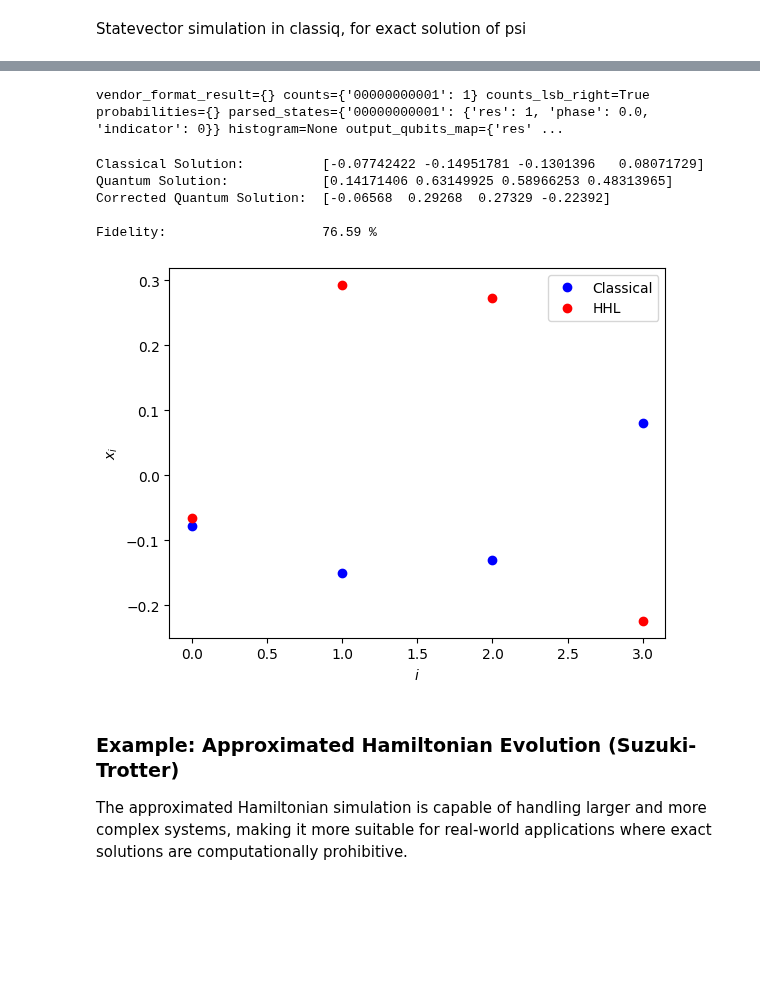
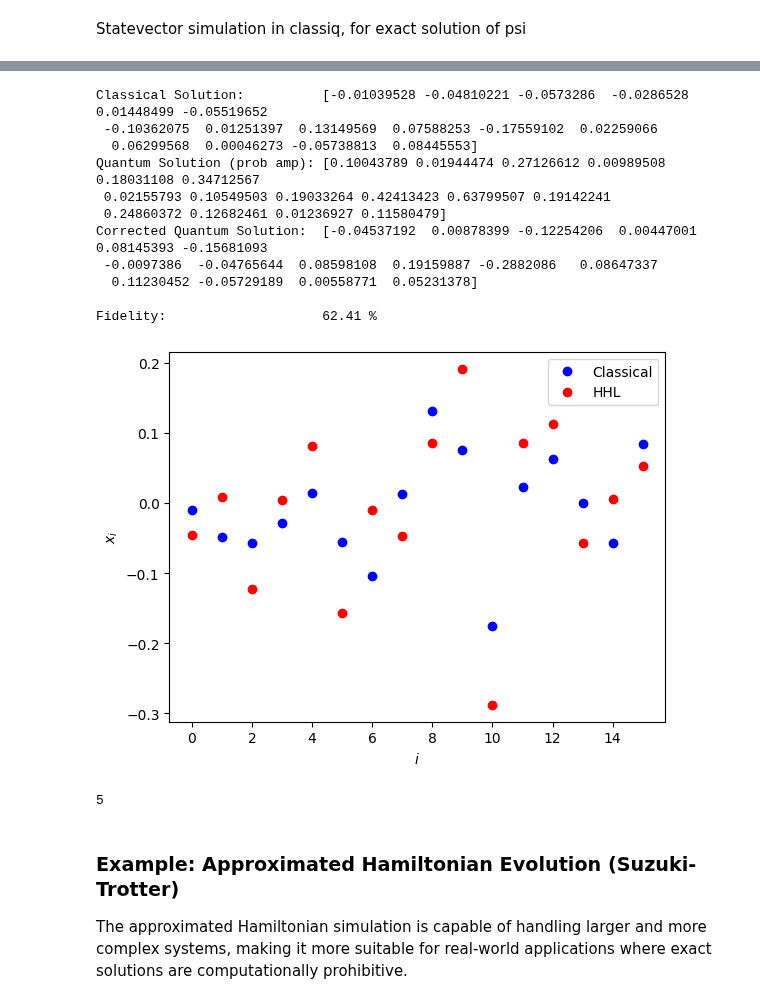
Before and after one commit to Weidsn/Quantum_Computational_Fluid_Dynamics, a Jupyter notebook: Stream function vorticity/hhl.ipynb, the cells around one changed output, grey strips where cells are left out. Cells and saved outputs as stored; diff of their text form; code cells hidden in the pictures; blank space fills up the shorter version.

```diff
--- a/Stream function vorticity/hhl.ipynb
+++ b/Stream function vorticity/hhl.ipynb
@@ -1337,3 +1391,25 @@ def hhl(
+# %%
+from classiq.execution import (
+    ClassiqBackendPreferences,
+    ClassiqSimulatorBackendNames,
+    ExecutionPreferences,
+)
+
+backend_preferences = ClassiqBackendPreferences(
+    backend_name=ClassiqSimulatorBackendNames.SIMULATOR_STATEVECTOR
+)
+
+
+# Prepare quantum model for simulation
+# With optional execution preferences.
+def hhl_model(main, backend_preferences):
+    qmod_hhl = create_model(
+        main,
+        execution_preferences=ExecutionPreferences(
+            num_shots=1, backend_preferences=backend_preferences
+        ),
+    )
+    return qmod_hhl
 # %% [markdown]
 #### Exact Hamiltonian for streamfunction vorticity
 # %%
@@ -1368,0 +1449,20 @@ def main(
+# %%
+def read_positions(circuit_hhl, res_hhl):
+    # positions of control qubit
+    target_pos = res_hhl.physical_qubits_map["indicator"][0]
+
+    # positions of solution
+    sol_pos = list(res_hhl.physical_qubits_map["res"])
+
+    # Finds the position of the "phase" register and flips for endianness, as you will use the indices to read directly from the string
+    total_q = circuit_hhl.data.width  # total number of qubits of the whole circuit
+    phase_pos = [
+        total_q - k - 1 for k in range(total_q) if k not in sol_pos + [target_pos]
+    ]
+    # Only the phase_pos are used in this algorithm
+    return target_pos, sol_pos, phase_pos
+
+    # In fact, target_pos and sol_pos are wrong.
+    # Given qubits_map, following Classiq big-Endian standards,
+    # {'res': (6, 7), 'phase': (0, 1, 2, 3, 4), 'indicator': (5,)}
+    # we get: (5, [6, 7], [7, 6, 5, 4, 3]) for (target, sol, phase)
@@ -1588,16 +1735,22 @@ qsol
-# %%
-print(res_psi_exact)
-# %% [output]
-vendor_format_result={} counts={'00000000001': 1} counts_lsb_right=True probabilities={} parsed_states={'00000000001': {'res': 1, 'phase': 0.0, 'indicator': 0}} histogram=None output_qubits_map={'res' ...
 # %%
-show_solutions(A_prescale, b, qprog_psi_exact, res_psi_exact, precision, check=False)
+show_solutions(A_prescale, b, qprog_psi_exact, res_psi_exact, precision, C=min, check=False)
 # %% [output]
-Classical Solution:          [-0.07742422 -0.14951781 -0.1301396   0.08071729]
-Quantum Solution:            [0.14171406 0.63149925 0.58966253 0.48313965]
-Corrected Quantum Solution:  [-0.06568  0.29268  0.27329 -0.22392]
+Classical Solution:          [-0.01039528 -0.04810221 -0.0573286  -0.0286528   0.01448499 -0.05519652
+ -0.10362075  0.01251397  0.13149569  0.07588253 -0.17559102  0.02259066
+  0.06299568  0.00046273 -0.05738813  0.08445553]
+Quantum Solution (prob amp): [0.10043789 0.01944474 0.27126612 0.00989508 0.18031108 0.34712567
+ 0.02155793 0.10549503 0.19033264 0.42413423 0.63799507 0.19142241
+ 0.24860372 0.12682461 0.01236927 0.11580479]
+Corrected Quantum Solution:  [-0.04537192  0.00878399 -0.12254206  0.00447001  0.08145393 -0.15681093
+ -0.0097386  -0.04765644  0.08598108  0.19159887 -0.2882086   0.08647337
+  0.11230452 -0.05729189  0.00558771  0.05231378]
 
-Fidelity:                    76.59 %
+Fidelity:                    62.41 %
-[figure, old version]
+[figure, new version]
+# %%
+precision
+# %% [output]
+5
 # %% [markdown]
 ### Example: Approximated Hamiltonian Evolution (Suzuki-Trotter)
 
```
Also changed, not shown: parts of 20 cells of this notebook.
